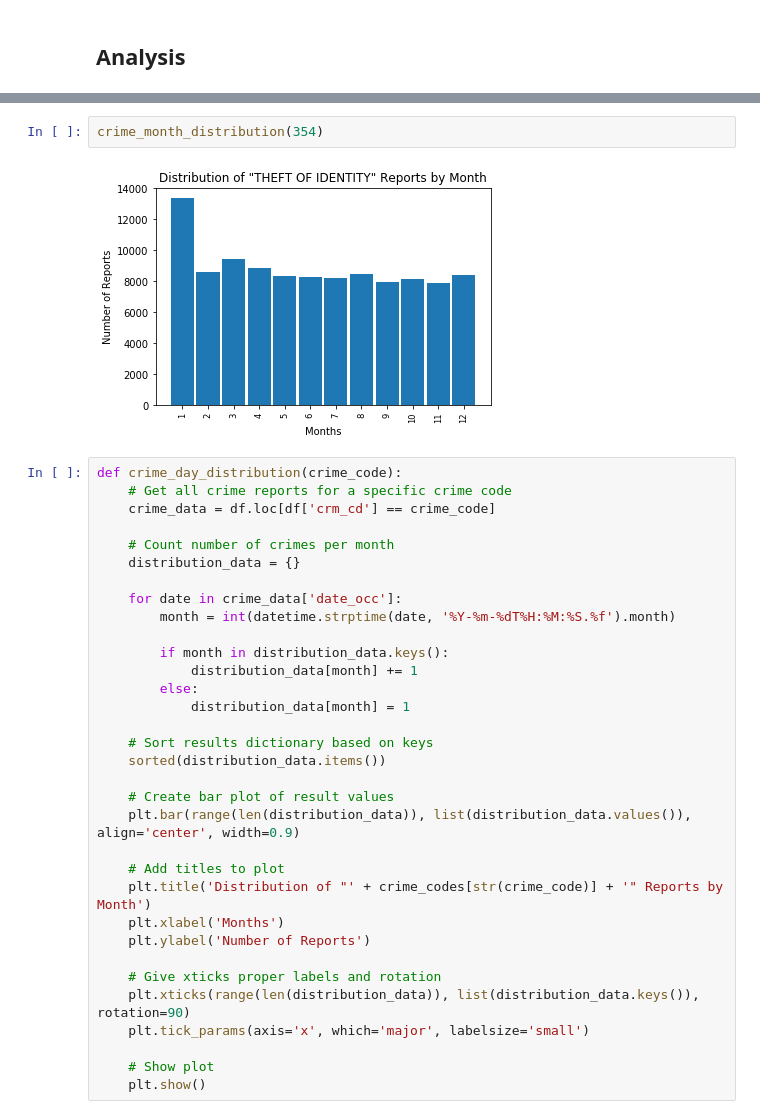
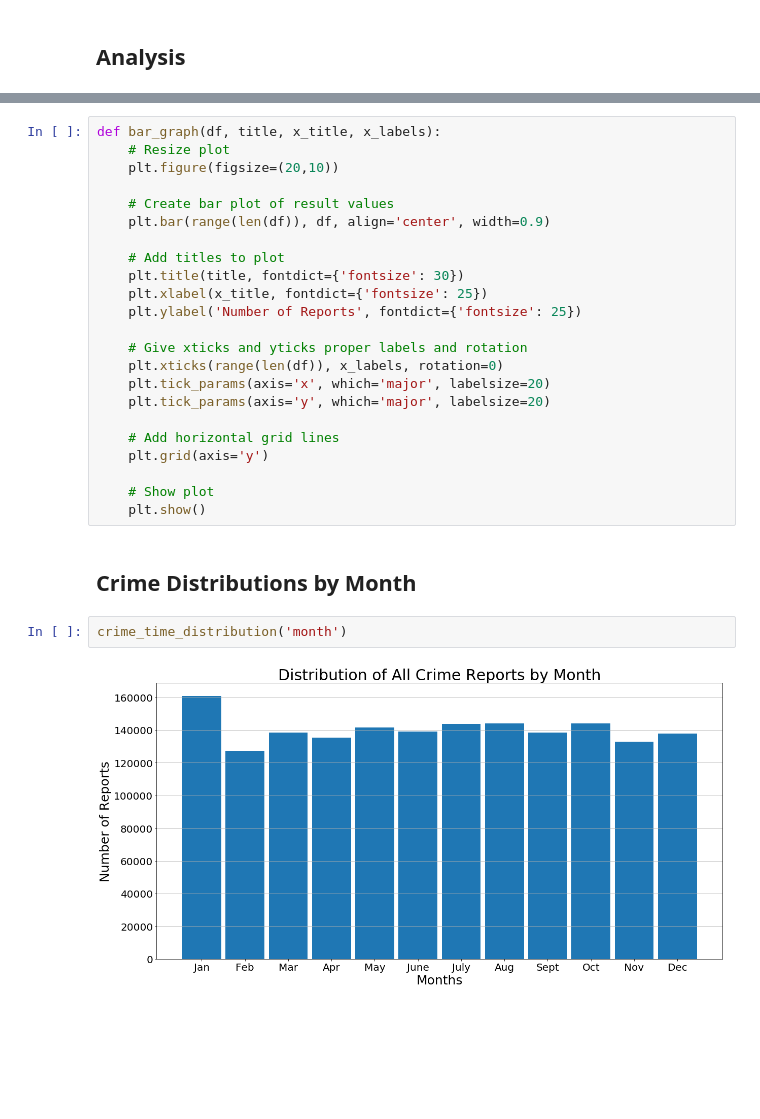
Before and after one commit to MaxwellWilliams/defogger, a Jupyter notebook: general_analysis.ipynb, the cells around one changed output, grey strips where cells are left out. Saved outputs shown, nothing was run; the diff lists cells and outputs as text; blank space fills up the shorter version.

```diff
--- a/general_analysis.ipynb
+++ b/general_analysis.ipynb
@@ -150,37 +152,29 @@ crime_month_distribution(110)
-# %%
-crime_month_distribution(354)
-# %% [output]
-[figure, removed]
 # %%
-def crime_day_distribution(crime_code):
-    # Get all crime reports for a specific crime code
-    crime_data = df.loc[df['crm_cd'] == crime_code]
-
-    # Count number of crimes per month
-    distribution_data = {}
-
-    for date in crime_data['date_occ']:
-        month = int(datetime.strptime(date, '%Y-%m-%dT%H:%M:%S.%f').month)
-
-        if month in distribution_data.keys():
-            distribution_data[month] += 1
-        else:
-            distribution_data[month] = 1
-
-    # Sort results dictionary based on keys
-    sorted(distribution_data.items())
+def bar_graph(df, title, x_title, x_labels):
+    # Resize plot
+    plt.figure(figsize=(20,10))
 
     # Create bar plot of result values
-    plt.bar(range(len(distribution_data)), list(distribution_data.values()), align='center', width=0.9)
+    plt.bar(range(len(df)), df, align='center', width=0.9)
 
     # Add titles to plot
-    plt.title('Distribution of "' + crime_codes[str(crime_code)] + '" Reports by Month')
-    plt.xlabel('Months')
-    plt.ylabel('Number of Reports')
+    plt.title(title, fontdict={'fontsize': 30})
+    plt.xlabel(x_title, fontdict={'fontsize': 25})
+    plt.ylabel('Number of Reports', fontdict={'fontsize': 25})
 
-    # Give xticks proper labels and rotation
-    plt.xticks(range(len(distribution_data)), list(distribution_data.keys()), rotation=90)
-    plt.tick_params(axis='x', which='major', labelsize='small')
+    # Give xticks and yticks proper labels and rotation
+    plt.xticks(range(len(df)), x_labels, rotation=0)
+    plt.tick_params(axis='x', which='major', labelsize=20)
+    plt.tick_params(axis='y', which='major', labelsize=20)
+
+    # Add horizontal grid lines
+    plt.grid(axis='y')
 
     # Show plot
     plt.show()
+# %% [markdown]
+## Crime Distributions by Month
+# %%
+crime_time_distribution('month')
+# %% [output]
+[figure, added]
```
Also changed, not shown: parts of 22 cells of this notebook.
